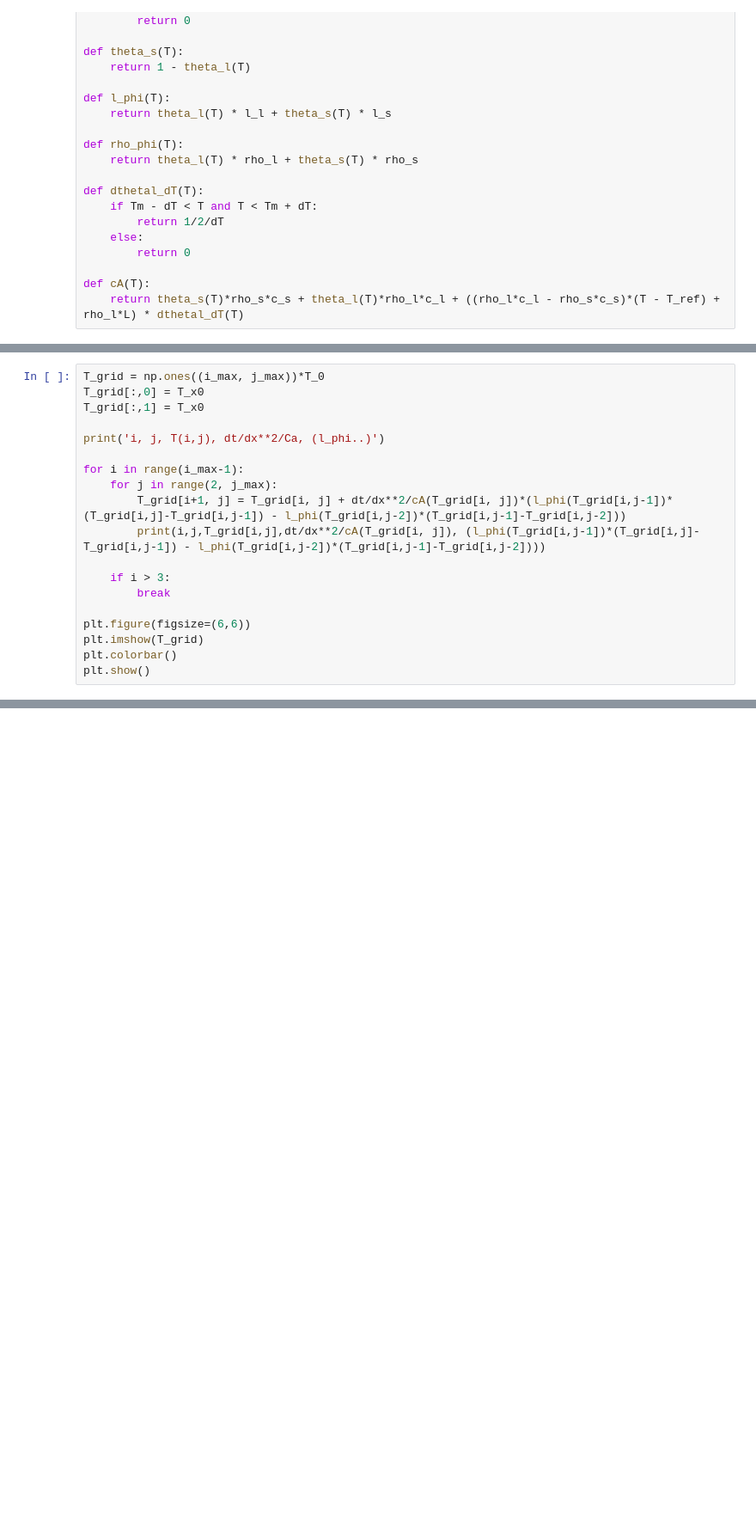
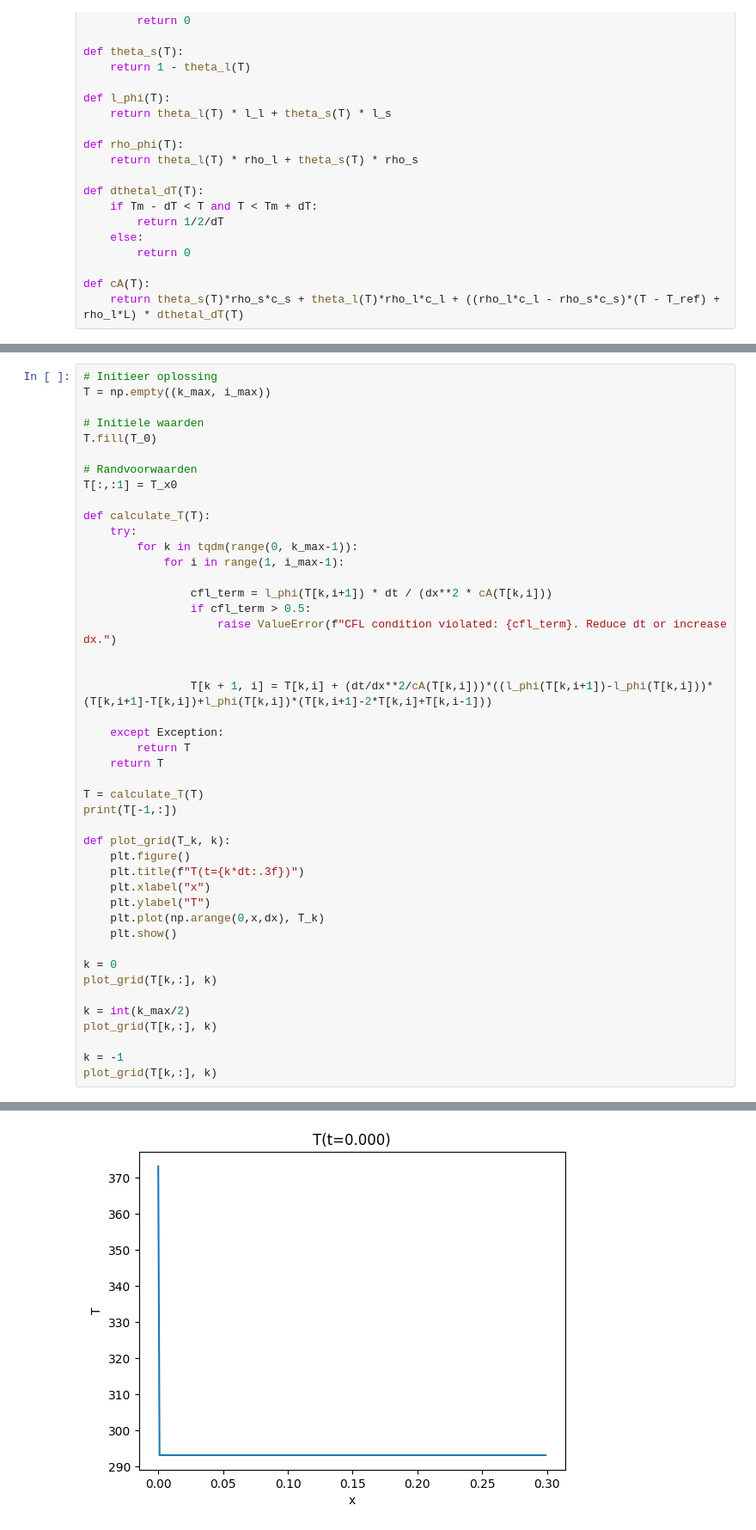
Before and after one commit to Linuxable/FT-honours, a Jupyter notebook: numeriek.ipynb, the cells around one changed output, grey strips where cells are left out. Shown: that part at 86% size. Drawn from its saved outputs; the diff is of its cells as text; blank space fills up the shorter version.

```diff
--- a/numeriek.ipynb
+++ b/numeriek.ipynb
@@ -54,19 +56,0 @@ def cA(T):
-# %%
-T_grid = np.ones((i_max, j_max))*T_0
-T_grid[:,0] = T_x0
-T_grid[:,1] = T_x0
-
-print('i, j, T(i,j), dt/dx**2/Ca, (l_phi..)')
-
-for i in range(i_max-1):
-    for j in range(2, j_max):
-        T_grid[i+1, j] = T_grid[i, j] + dt/dx**2/cA(T_grid[i, j])*(l_phi(T_grid[i,j-1])*(T_grid[i,j]-T_grid[i,j-1]) - l_phi(T_grid[i,j-2])*(T_grid[i,j-1]-T_grid[i,j-2]))
-        print(i,j,T_grid[i,j],dt/dx**2/cA(T_grid[i, j]), (l_phi(T_grid[i,j-1])*(T_grid[i,j]-T_grid[i,j-1]) - l_phi(T_grid[i,j-2])*(T_grid[i,j-1]-T_grid[i,j-2])))
-
-    if i > 3:
-        break
-
-plt.figure(figsize=(6,6))
-plt.imshow(T_grid)
-plt.colorbar()
-plt.show()
@@ -91,0 +57,46 @@ i, j, T(i,j), dt/dx**2/Ca, (l_phi..)
+# %%
+# Initieer oplossing
+T = np.empty((k_max, i_max))
+
+# Initiele waarden
+T.fill(T_0)
+
+# Randvoorwaarden
+T[:,:1] = T_x0
+
+def calculate_T(T):
+    try:
+        for k in tqdm(range(0, k_max-1)):
+            for i in range(1, i_max-1):
+
+                cfl_term = l_phi(T[k,i+1]) * dt / (dx**2 * cA(T[k,i]))
+                if cfl_term > 0.5:
+                    raise ValueError(f"CFL condition violated: {cfl_term}. Reduce dt or increase dx.")
+
+
+                T[k + 1, i] = T[k,i] + (dt/dx**2/cA(T[k,i]))*((l_phi(T[k,i+1])-l_phi(T[k,i]))*(T[k,i+1]-T[k,i])+l_phi(T[k,i])*(T[k,i+1]-2*T[k,i]+T[k,i-1]))
+
+    except Exception:
+        return T
+    return T
+
+T = calculate_T(T)
+print(T[-1,:])
+
+def plot_grid(T_k, k):
+    plt.figure()
+    plt.title(f"T(t={k*dt:.3f})")
+    plt.xlabel("x")
+    plt.ylabel("T")
+    plt.plot(np.arange(0,x,dx), T_k)
+    plt.show()
+
+k = 0
+plot_grid(T[k,:], k)
+
+k = int(k_max/2)
+plot_grid(T[k,:], k)
+
+k = -1
+plot_grid(T[k,:], k)
+# %% [output]
@@ -91,0 +120 @@ i, j, T(i,j), dt/dx**2/Ca, (l_phi..)
+[figure, added]
```
Also changed, not shown: parts of 8 cells of this notebook.
